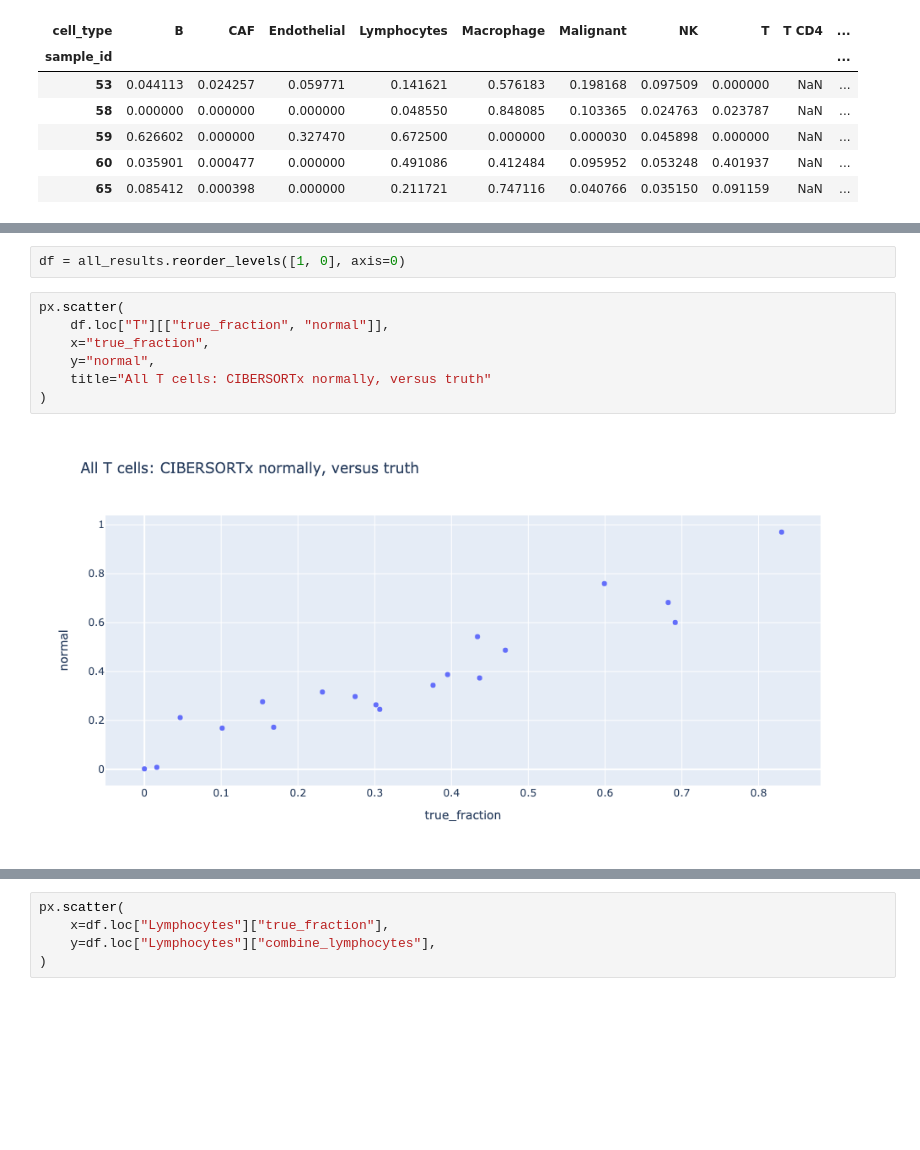
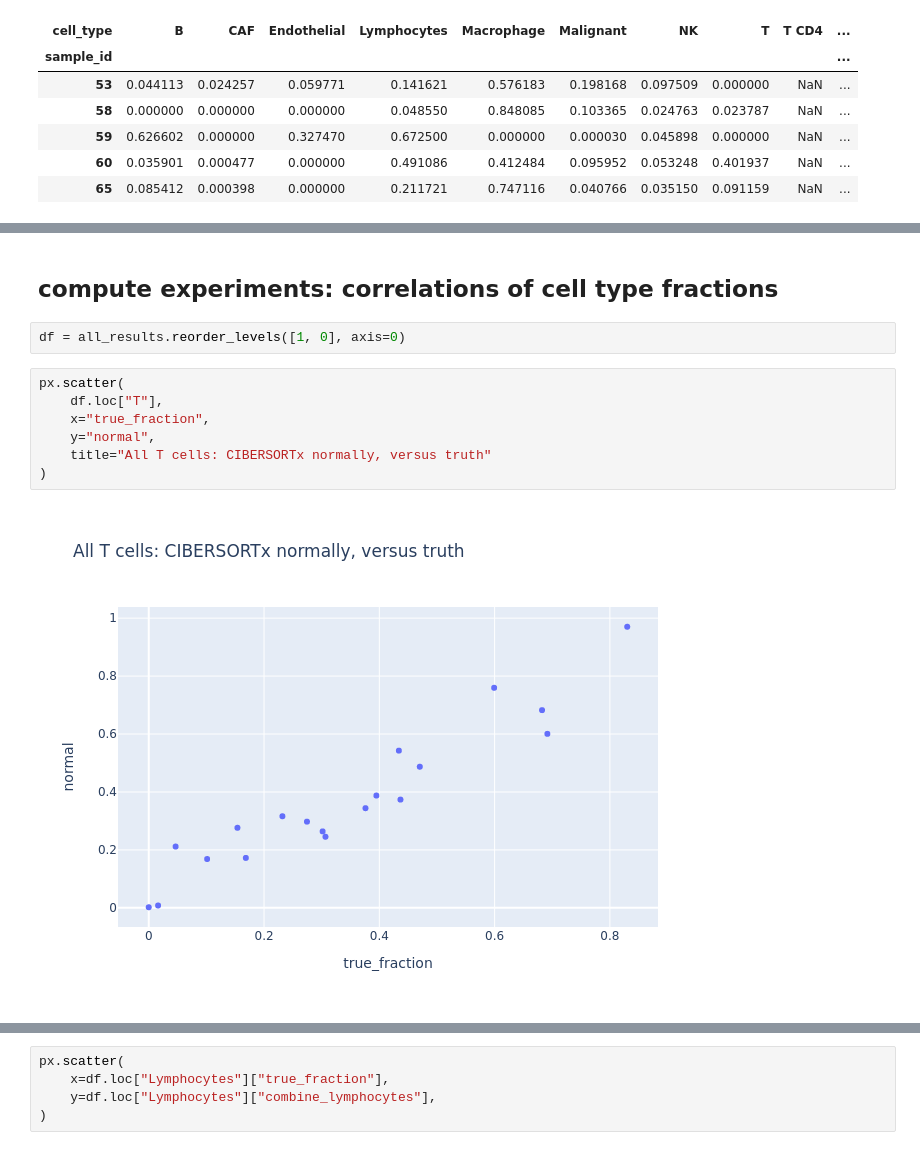
Before and after one commit to davidliu-lab/deconv, a Jupyter notebook: 3b - analyze cell type grouping on tirosh.ipynb, the cells around one changed output, grey strips where cells are left out. Cells and saved outputs as stored; diff of their text form; blank space fills up the shorter version.

Commit message:
add better correlations between experiments

```diff
--- a/3b - analyze cell type grouping on tirosh.ipynb
+++ b/3b - analyze cell type grouping on tirosh.ipynb
@@ -252,14 +278,16 @@ truth\
+# %% [markdown]
+## compute experiments: correlations of cell type fractions
 # %%
 df = all_results.reorder_levels([1, 0], axis=0)
 # %%
 px.scatter(
-    df.loc["T"][["true_fraction", "normal"]],
+    df.loc["T"],
     x="true_fraction",
     y="normal",
     title="All T cells: CIBERSORTx normally, versus truth"
 )
 # %% [output]
-[figure, old version]
+[figure, new version]
 # %%
 px.scatter(
     df.loc["T"],
```
Also changed, not shown: parts of 14 cells of this notebook.
